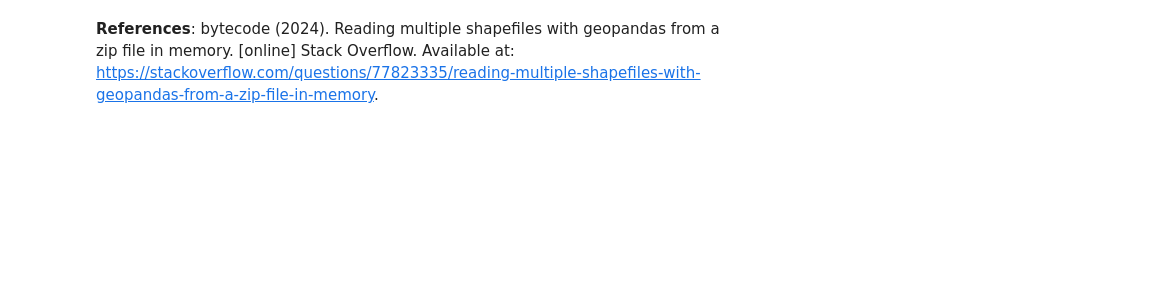
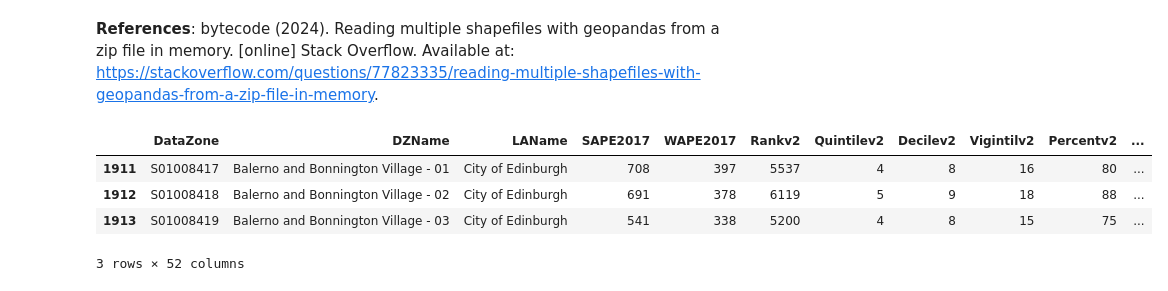
Before and after one commit to beapinol/UrbanAn, a Jupyter notebook: Assignment/lab_4/Lab_4_2.ipynb, the cells around one changed output. Drawn from its saved outputs; the diff is of its cells as text; code cells hidden in the pictures; blank space fills up the shorter version.

```diff
--- a/Assignment/lab_4/Lab_4_2.ipynb
+++ b/Assignment/lab_4/Lab_4_2.ipynb
@@ -42,9 +60,14 @@ print(gdf.head())
 **References**: bytecode (2024). Reading multiple shapefiles with geopandas from a zip file in memory. [online] Stack Overflow. Available at: https://stackoverflow.com/questions/77823335/reading-multiple-shapefiles-with-geopandas-from-a-zip-file-in-memory.
 # %%
 #subset our data frame to keep only data for edinburgh city
-
-gdf_subset == gdf[gdf["LAName"] == "City of Edinburgh"]
+gdf_subset = gdf[gdf["LAName"] == "City of Edinburgh"]
 gdf_subset.head(3)
+# %% [output]
+|  | DataZone | DZName | LAName | SAPE2017 | WAPE2017 | Rankv2 | Quintilev2 | Decilev2 | Vigintilv2 | Percentv2 | ... |
+| 1911 | S01008417 | Balerno and Bonnington Village - 01 | City of Edinburgh | 708 | 397 | 5537 | 4 | 8 | 16 | 80 | ... |
+| 1912 | S01008418 | Balerno and Bonnington Village - 02 | City of Edinburgh | 691 | 378 | 6119 | 5 | 9 | 18 | 88 | ... |
+| 1913 | S01008419 | Balerno and Bonnington Village - 03 | City of Edinburgh | 541 | 338 | 5200 | 4 | 8 | 15 | 75 | ... |
+3 rows × 52 columns
 # %%
 #seeing the column titles
 gdf_subset.columns
```
Also changed, not shown: parts of 19 cells of this notebook, 4 other files.
